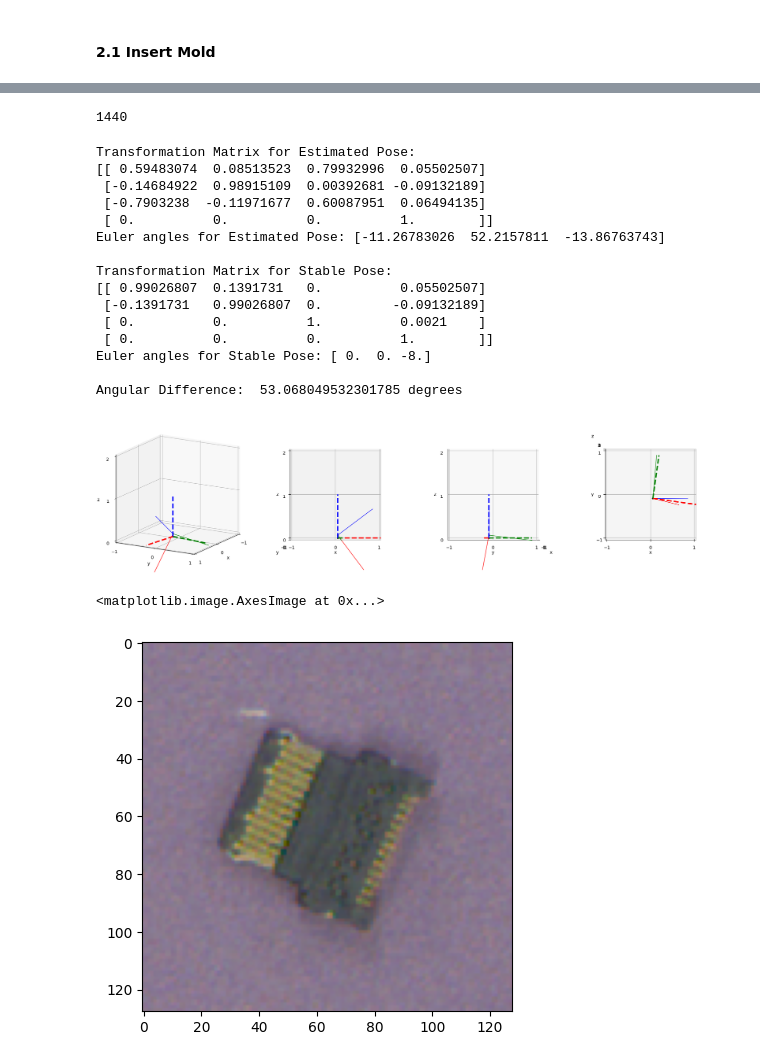
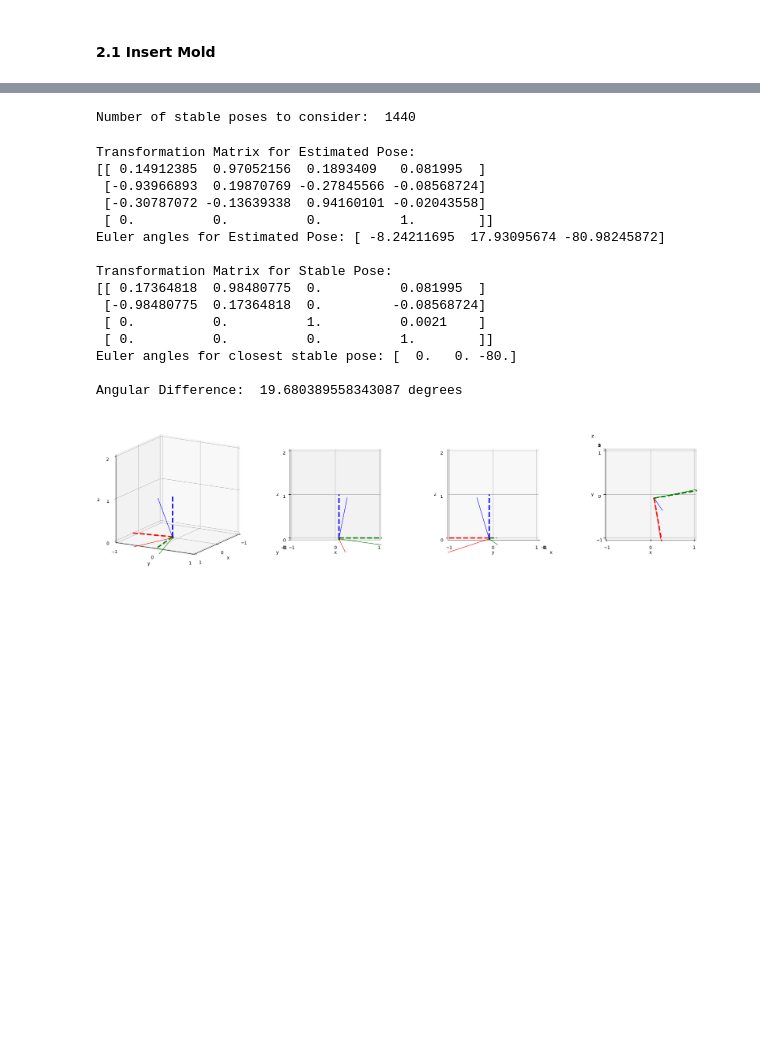
Before and after one commit to yangfei4/clean-pvnet, a Jupyter notebook: brute_force_stable_pose.ipynb, the cells around one changed output, grey strips where cells are left out. Drawn from its saved outputs; the diff is of its cells as text; code cells hidden in the pictures; blank space fills up the shorter version.

Commit message:
refactored code and added visualization

```diff
--- a/brute_force_stable_pose.ipynb
+++ b/brute_force_stable_pose.ipynb
@@ -91,7 +102,7 @@ def construct_T(R, t):
     T[:3, 3] = t
     return T
 
-R_sta = top3_stable_poses_R[0]
+R_sta = find_closest_stable_pose(stable_poses_R, R_est)
 R_est = R_est
 t = np.array([0, 0, 0])
 
@@ -105,7 +116,7 @@ print("Euler angles for Estimated Pose:", Rotation.from_matrix(T_est[:3, :3]).as
 print()
 print("Transformation Matrix for Stable Pose:")
 print(T_sta)
-print("Euler angles for Stable Pose:", Rotation.from_matrix(T_sta[:3, :3]).as_euler('xyz', degrees=True))
+print("Euler angles for closest stable pose:", Rotation.from_matrix(T_sta[:3, :3]).as_euler('xyz', degrees=True))
 print()
 print("Angular Difference: ", angular_R_diff(T_est[:3, :3], T_sta[:3, :3]), "degrees")
 # %% [output]
@@ -215,61 +233,55 @@ euler_angles:  [-11.26783026  52.2157811  -13.86763743]
 # %%
 # these two lists should be element-aligned.
-# e.g. alphas[i] should correspond to z_offsets[i]
+# i.e. alphas[i] should correspond to z_offsets[i]
 alphas_insertmold = np.array([0, 12, -146, 156])
 z_offsets_insertmold = np.array([0.0021, 0.0019, 0.0032, 0.0013])
 
 stable_poses_R = construct_R_sta_list(alphas_insertmold)
-len(stable_poses_R)
+print("Number of stable poses to consider: ", len(stable_poses_R))
 # %% [output]
-1440
+Number of stable poses to consider:  1440
 # %%
-T_est = T_part_in_tag
+R_sta_in_tag = find_closest_stable_pose(stable_poses_R, T_est_in_tag[:3, :3])
 
-top3_stable_poses_R = find_top3_stable_poses(stable_poses_R, T_est[:3, :3], isPrint=False)
+def construct_T_from_R_sta_and_T_est(R_sta, T_est, alphas, z_offsets):
+    alpha_sta = Rotation.from_matrix(R_sta).as_euler('xyz', degrees=True)[0]
+    index = np.where(alphas == int(alpha_sta))[0]
+    z_offset_sta = z_offsets[index]
+    t_sta = np.array([T_est[0,3], T_est[1,3], z_offset_sta], dtype=object)
+    T_sta = construct_T(R_sta, t_sta)
+    return T_sta
 
-R_sta = top3_stable_poses_R[0]
-alpha_sta = Rotation.from_matrix(R_sta).as_euler('xyz', degrees=True)[0]
-index = np.where(alphas_insertmold == int(alpha_sta))[0]
-z_offset_sta = z_offsets_insertmold[index]
-
-# Construct transformation matrices
-t_sta = np.array([T_est[0,3], T_est[1,3], z_offset_sta], dtype=object)
-T_sta = construct_T(R_sta, t_sta)
+T_sta_in_tag = construct_T_from_R_sta_and_T_est(R_sta_in_tag, T_est_in_tag, alphas_insertmold, z_offsets_insertmold)
 
 print("Transformation Matrix for Estimated Pose:")
-print(T_est)
-print("Euler angles for Estimated Pose:", Rotation.from_matrix(T_est[:3, :3]).as_euler('xyz', degrees=True))
+print(T_est_in_tag)
+print("Euler angles for Estimated Pose:", Rotation.from_matrix(T_est_in_tag[:3, :3]).as_euler('xyz', degrees=True))
 print()
 print("Transformation Matrix for Stable Pose:")
-print(T_sta)
-print("Euler angles for Stable Pose:", Rotation.from_matrix(T_sta[:3, :3]).as_euler('xyz', degrees=True))
+print(T_sta_in_tag)
+print("Euler angles for closest stable pose:", Rotation.from_matrix(T_sta_in_tag[:3, :3]).as_euler('xyz', degrees=True))
 
 print()
-print("Angular Difference: ", angular_R_diff(T_est[:3, :3], T_sta[:3, :3]), "degrees")
+print("Angular Difference: ", angular_R_diff(T_est_in_tag[:3, :3], T_sta_in_tag[:3, :3]), "degrees")
 # %% [output]
 Transformation Matrix for Estimated Pose:
-[[ 0.59483074  0.08513523  0.79932996  0.05502507]
- [-0.14684922  0.98915109  0.00392681 -0.09132189]
- [-0.7903238  -0.11971677  0.60087951  0.06494135]
+[[ 0.14912385  0.97052156  0.1893409   0.081995  ]
+ [-0.93966893  0.19870769 -0.27845566 -0.08568724]
+ [-0.30787072 -0.13639338  0.94160101 -0.02043558]
  [ 0.          0.          0.          1.        ]]
-Euler angles for Estimated Pose: [-11.26783026  52.2157811  -13.86763743]
+Euler angles for Estimated Pose: [ -8.24211695  17.93095674 -80.98245872]
 
 Transformation Matrix for Stable Pose:
-[[ 0.99026807  0.1391731   0.          0.05502507]
- [-0.1391731   0.99026807  0.         -0.09132189]
+[[ 0.17364818  0.98480775  0.          0.081995  ]
+ [-0.98480775  0.17364818  0.         -0.08568724]
  [ 0.          0.          1.          0.0021    ]
  [ 0.          0.          0.          1.        ]]
-Euler angles for Stable Pose: [ 0.  0. -8.]
+Euler angles for closest stable pose: [  0.   0. -80.]
 
-Angular Difference:  53.068049532301785 degrees
+Angular Difference:  19.680389558343087 degrees
 # %%
-draw_results(T_sta, T_est, s=1)
+draw_results(T_sta_in_tag, T_est_in_tag, s=1)
 # The solid line is for estimate
 # The dashed line is for closest stable pose
-
-# image with part placed in the tagboard
-plt.imshow(instance1['image_128x128'][:,:,::-1])
 # %% [output]
-[figure, old version]
+[figure, new version]
-<matplotlib.image.AxesImage at 0x...>
-[figure, removed]
```
Also changed, not shown: parts of 6 cells of this notebook.
